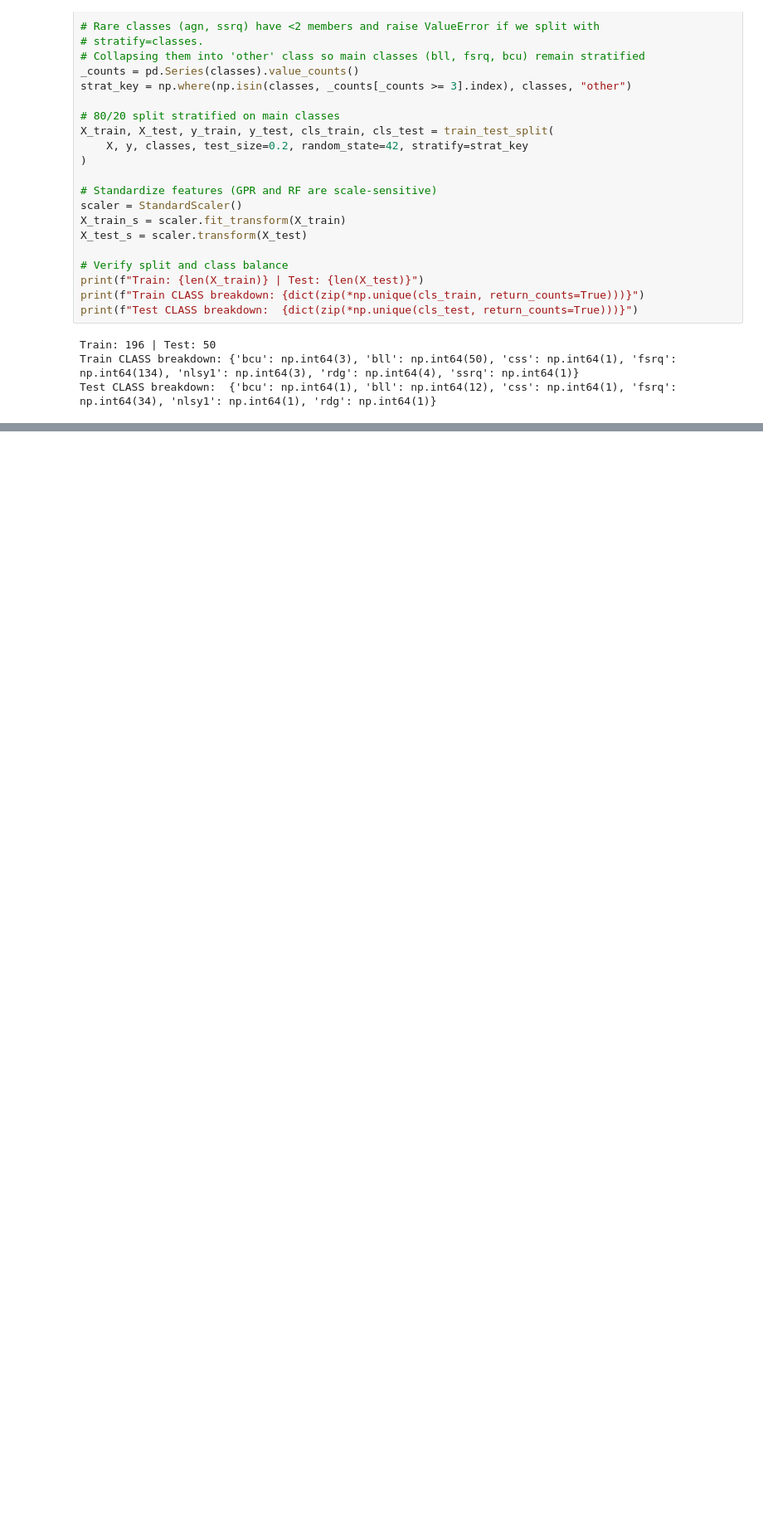
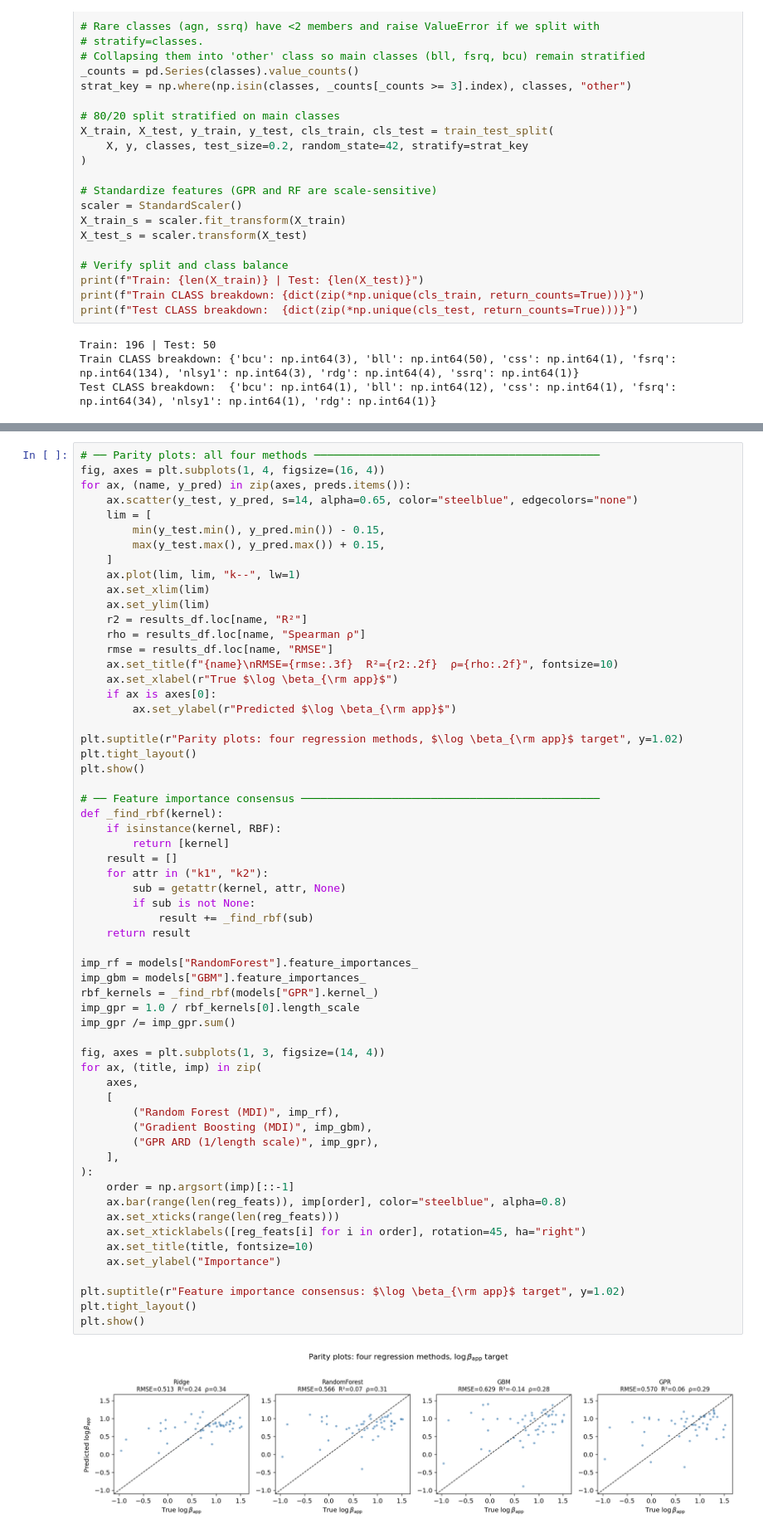
Before and after one commit to altjerue/ilwikak-ml, a Jupyter notebook: blazar_population_ml-p2.ipynb, the cells around one changed output, grey strips where cells are left out. Shown at 83% size. Cells and saved outputs as stored; diff of their text form; blank space fills up the shorter version.

```diff
--- a/blazar_population_ml-p2.ipynb
+++ b/blazar_population_ml-p2.ipynb
@@ -381,0 +427,62 @@ Random Forest RMSE: 0.566
+# %%
+# ── Parity plots: all four methods ────────────────────────────────────────────
+fig, axes = plt.subplots(1, 4, figsize=(16, 4))
+for ax, (name, y_pred) in zip(axes, preds.items()):
+    ax.scatter(y_test, y_pred, s=14, alpha=0.65, color="steelblue", edgecolors="none")
+    lim = [
+        min(y_test.min(), y_pred.min()) - 0.15,
+        max(y_test.max(), y_pred.max()) + 0.15,
+    ]
+    ax.plot(lim, lim, "k--", lw=1)
+    ax.set_xlim(lim)
+    ax.set_ylim(lim)
+    r2 = results_df.loc[name, "R²"]
+    rho = results_df.loc[name, "Spearman ρ"]
+    rmse = results_df.loc[name, "RMSE"]
+    ax.set_title(f"{name}\nRMSE={rmse:.3f}  R²={r2:.2f}  ρ={rho:.2f}", fontsize=10)
+    ax.set_xlabel(r"True $\log \beta_{\rm app}$")
+    if ax is axes[0]:
+        ax.set_ylabel(r"Predicted $\log \beta_{\rm app}$")
+
+plt.suptitle(r"Parity plots: four regression methods, $\log \beta_{\rm app}$ target", y=1.02)
+plt.tight_layout()
+plt.show()
+
+# ── Feature importance consensus ──────────────────────────────────────────────
+def _find_rbf(kernel):
+    if isinstance(kernel, RBF):
+        return [kernel]
+    result = []
+    for attr in ("k1", "k2"):
+        sub = getattr(kernel, attr, None)
+        if sub is not None:
+            result += _find_rbf(sub)
+    return result
+
+imp_rf = models["RandomForest"].feature_importances_
+imp_gbm = models["GBM"].feature_importances_
+rbf_kernels = _find_rbf(models["GPR"].kernel_)
+imp_gpr = 1.0 / rbf_kernels[0].length_scale
+imp_gpr /= imp_gpr.sum()
+
+fig, axes = plt.subplots(1, 3, figsize=(14, 4))
+for ax, (title, imp) in zip(
+    axes,
+    [
+        ("Random Forest (MDI)", imp_rf),
+        ("Gradient Boosting (MDI)", imp_gbm),
+        ("GPR ARD (1/length scale)", imp_gpr),
+    ],
+):
+    order = np.argsort(imp)[::-1]
+    ax.bar(range(len(reg_feats)), imp[order], color="steelblue", alpha=0.8)
+    ax.set_xticks(range(len(reg_feats)))
+    ax.set_xticklabels([reg_feats[i] for i in order], rotation=45, ha="right")
+    ax.set_title(title, fontsize=10)
+    ax.set_ylabel("Importance")
+
+plt.suptitle(r"Feature importance consensus: $\log \beta_{\rm app}$ target", y=1.02)
+plt.tight_layout()
+plt.show()
+# %% [output]
+[figure, added]
```
Also changed, not shown: parts of 13 cells of this notebook.
